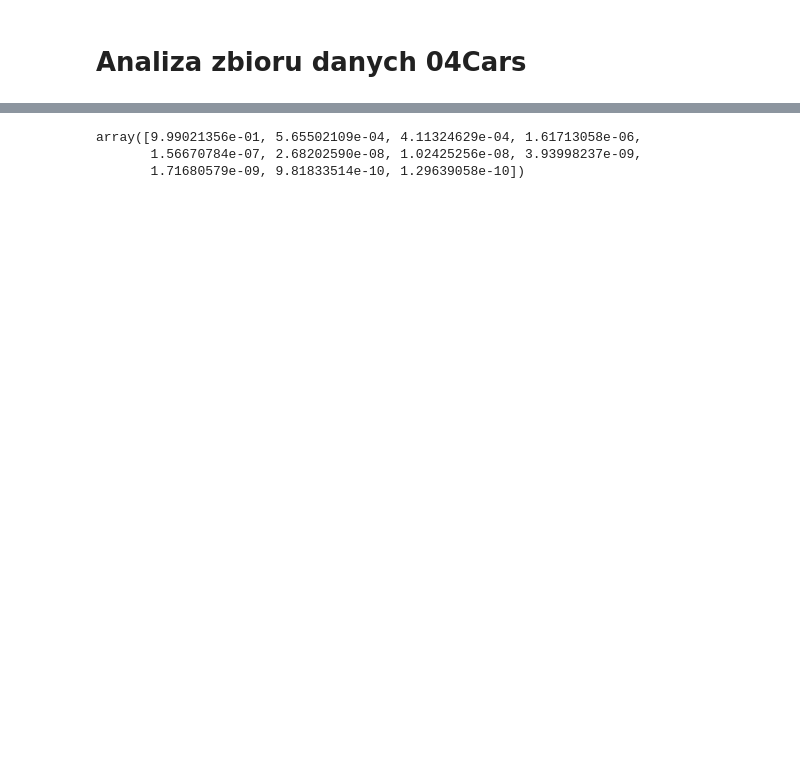
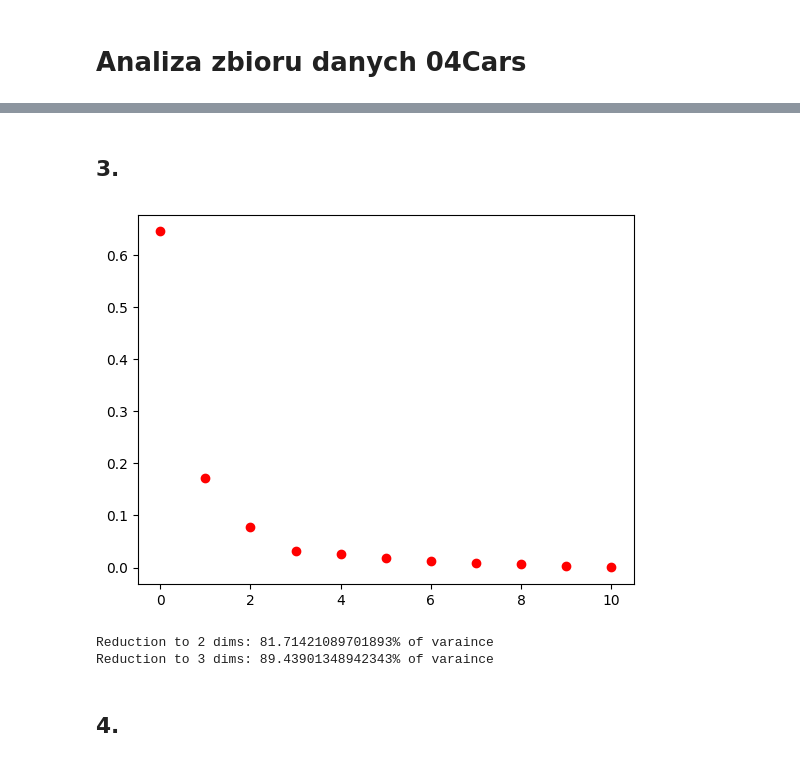
Before and after one commit to jupiterb/agh-data-science, a Jupyter notebook: 1/data_exploration/labs/lab1.ipynb, the cells around one changed output, grey strips where cells are left out. Saved outputs shown, nothing was run; the diff lists cells and outputs as text; code cells hidden in the pictures; blank space fills up the shorter version.

```diff
--- a/1/data_exploration/labs/lab1.ipynb
+++ b/1/data_exploration/labs/lab1.ipynb
@@ -152,5 +107,4 @@ print(sum(variance_ratio[0:10]))
 # %%
-# load daat
-cars = pd.read_csv("./data/04cars-data.csv", header = 0)
-data = cars.iloc[:,9:]
-array = data.values
+# load data
+cars_df = pd.read_csv("./data/04cars-data.csv", header=0)
+cars_df
@@ -162,6 +125,26 @@ X_pca = pca.fit_transform(array)
-# %%
-pca.explained_variance_ratio_
-# %% [output]
-array([9.99021356e-01, 5.65502109e-04, 4.11324629e-04, 1.61713058e-06,
-       1.56670784e-07, 2.68202590e-08, 1.02425256e-08, 3.93998237e-09,
-       1.71680579e-09, 9.81833514e-10, 1.29639058e-10])
+# %%
+# take last 11 columns
+cars_data = cars_df.iloc[:,-11:].values
+# %%
+# scale data
+scaled_cars_data = StandardScaler().fit_transform(cars_data)
+# %% [markdown]
+## 3.
+# %%
+# pca
+cars_pca = PCA()
+cars_decomposed = cars_pca.fit_transform(scaled_cars_data)
+# %%
+_variance_ratio = cars_pca.explained_variance_ratio_
+
+plt.plot(_variance_ratio, "ro")
+plt.show()
+
+print(f"Reduction to 2 dims: {sum(_variance_ratio[:2]) * 100}% of varaince")
+print(f"Reduction to 3 dims: {sum(_variance_ratio[:3]) * 100}% of varaince")
+# %% [output]
+[figure, added]
+Reduction to 2 dims: 81.71421089701893% of varaince
+Reduction to 3 dims: 89.43901348942343% of varaince
+# %% [markdown]
+## 4.
```
Also changed, not shown: parts of 31 cells of this notebook.
